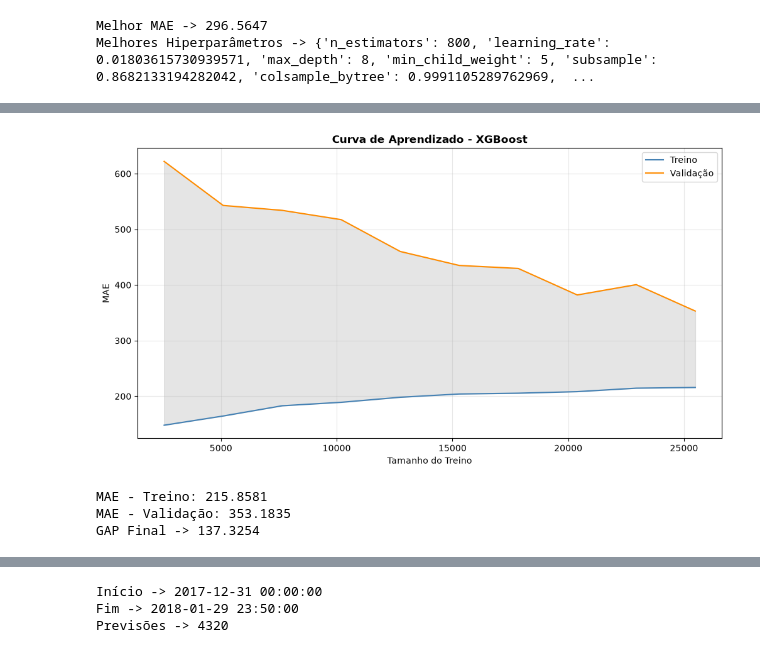
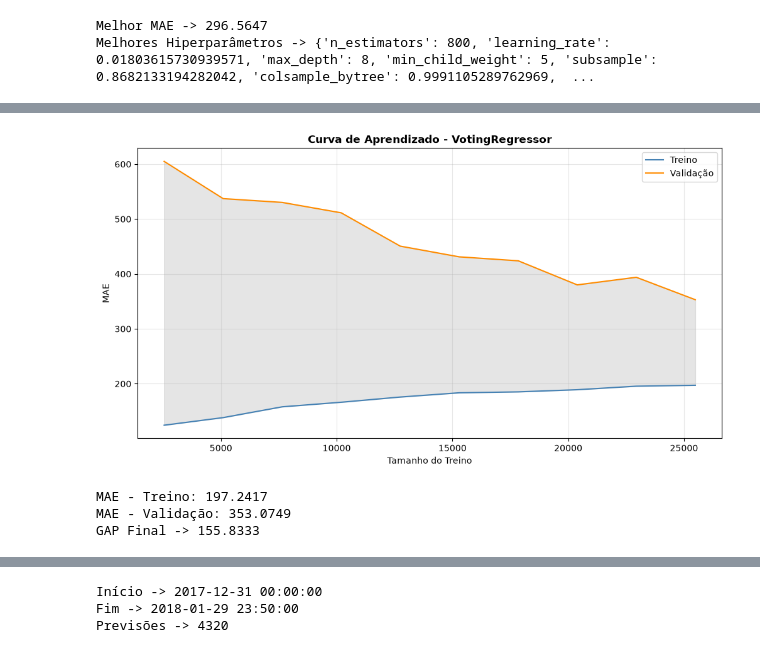
Before and after one commit to RenanTrevelim/energy-demand-forecasting, a Jupyter notebook: notebooks/03_modelos_ML.ipynb, the cells around one changed output, grey strips where cells are left out. Drawn from its saved outputs; the diff is of its cells as text; code cells hidden in the pictures.

```diff
--- a/notebooks/03_modelos_ML.ipynb
+++ b/notebooks/03_modelos_ML.ipynb
@@ -722,0 +762,3 @@ plt.show()
+# %%
+modelo_xgb_tunado = busca_xgb.best_estimator_
+modelo_gbm_tunado = busca_gbm.best_estimator_
@@ -725,35 +942,41 @@ plt.show()
 # %%
-modelo_xgb_final = xgb.XGBRegressor(**busca_xgb.best_params_, random_state=42, n_jobs=-1)
+modelo_final_voting = VotingRegressor(
+        estimators=[
+            ("xgboost", modelo_xgb_tunado),
+            ("lightgbm", modelo_gbm_tunado)
+        ],
+        n_jobs=-1
+    )
 # %%
 tscv = TimeSeriesSplit(n_splits=5, test_size=4320)
 
 train_sizes, train_scores, validation_scores = learning_curve(
-    estimator=modelo_xgb_final,
+    estimator=modelo_final_voting,
     X= X_modelagem,
     y= y_modelagem,
     cv=tscv,
     train_sizes=np.linspace(0.1, 1.0, 10),
     scoring="neg_mean_absolute_error",
     n_jobs=-1
 )
 
 train_mean = -train_scores.mean(axis=1)
 val_mean = -validation_scores.mean(axis=1)
 
 plt.figure(figsize=(12, 6))
 
 plt.plot(train_sizes, train_mean, label='Treino', color='steelblue')
 plt.plot(train_sizes, val_mean, label='Validação', color='darkorange')
 plt.fill_between(train_sizes, train_mean, val_mean, alpha=0.2, color="gray")
 
-plt.title("Curva de Aprendizado - XGBoost",fontweight="bold")
+plt.title("Curva de Aprendizado - VotingRegressor",fontweight="bold")
 plt.xlabel("Tamanho do Treino")
 plt.ylabel("MAE")
 plt.legend()
 plt.grid(alpha=0.3)
 plt.show()
 # %% [output]
-[figure, old version]
+[figure, new version]
 # %%
 gap_final = val_mean[-1] - train_mean[-1]
 
@@ -761,6 +984,6 @@ print(f"MAE - Treino: {train_mean[-1]:.4f}")
 print(f"MAE - Validação: {val_mean[-1]:.4f}")
 print(f"GAP Final -> {gap_final:.4f}")
 # %% [output]
-MAE - Treino: 215.8581
-MAE - Validação: 353.1835
-GAP Final -> 137.3254
+MAE - Treino: 197.2417
+MAE - Validação: 353.0749
+GAP Final -> 155.8333
```
Also changed, not shown: parts of 80 cells of this notebook.
